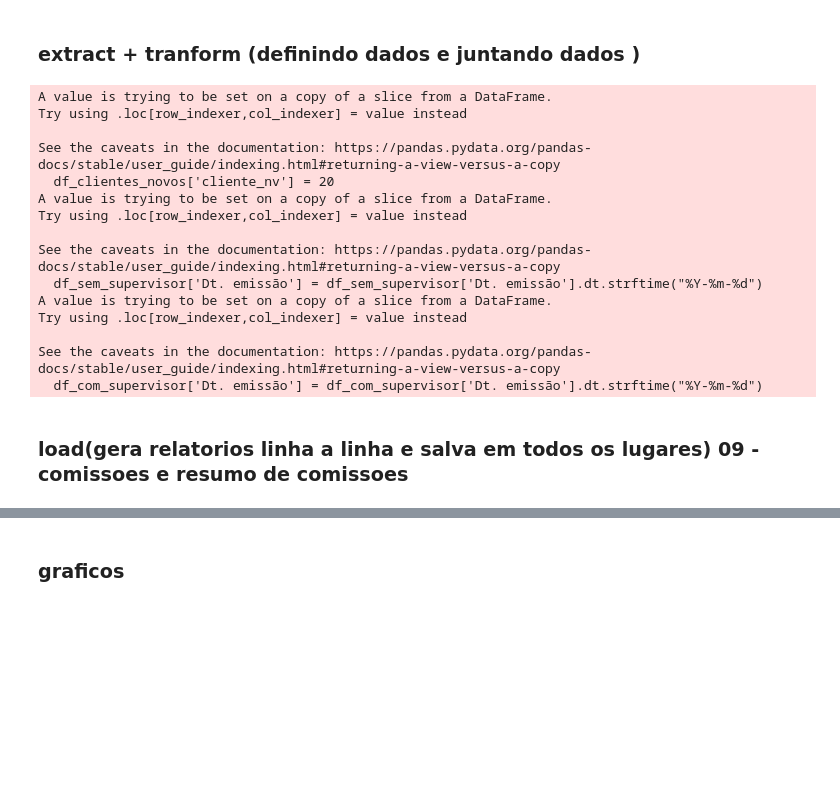
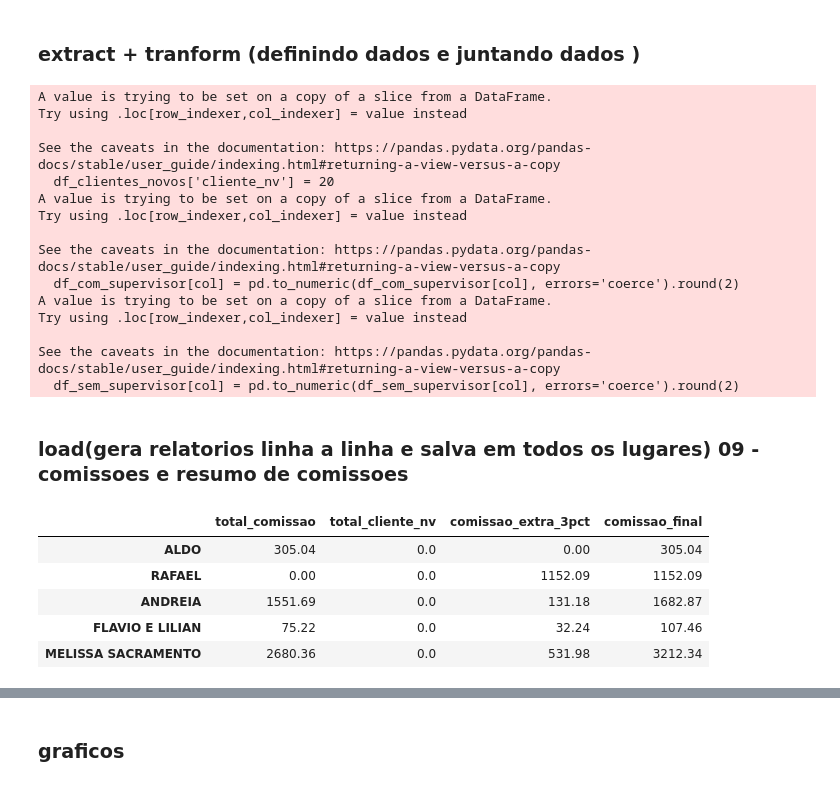
Before and after one commit to kauebdev/Relatorios_faturamento_Masquerade, a Jupyter notebook: Notebooks/main.ipynb, the cells around one changed output, grey strips where cells are left out. Drawn from its saved outputs; the diff is of its cells as text; code cells hidden in the pictures; blank space fills up the shorter version.

```diff
--- a/Notebooks/main.ipynb
+++ b/Notebooks/main.ipynb
@@ -434,7 +375,7 @@ df_comission_raw['Nm supervisor'] = df_comission_raw['Nm supervisor'].replace(['
 
 # -- 13 - Ordenando para gerar linha linha excel
 df_detalhes = df_comission_raw.sort_values(by=['Nm supervisor', 'Nm Vendedor', 'Dt. emissão'])
-
+df_detalhes['comissao'] = df_detalhes['comissao'].round(2)
 #-- 14 - define os subtotais por vendedor
 subtotal_vendedor = df_comission_raw.groupby(['Nm supervisor', 'Nm Vendedor']).agg(
     total_venda=('Vl venda', 'sum'),
@@ -444,29 +385,50 @@ subtotal_vendedor = df_comission_raw.groupby(['Nm supervisor', 'Nm Vendedor']).a
     total_total=('total', 'sum')
 ).reset_index()
 
+# arredonda tudo para 2 casas
+subtotal_vendedor[['total_venda', 'total_faturado', 'total_comissao', 'total_cliente_nv', 'total_total']] = \
+    subtotal_vendedor[['total_venda', 'total_faturado', 'total_comissao', 'total_cliente_nv', 'total_total']].round(2)
+
 # -- 15 - ve se o supervisor tambem e vendedor para na hora de gara os 3% do supervisor nao incluir se ele for eh_vendedor tiver true
-df_comission_raw['eh_vendedor'] = df_comission_raw['Nm supervisor'] == df_comission_raw['Nm Vendedor']
 
-# -- 16 - define os Totais por supervisor (sem representante tambem vai estar aqui)
-totais_supervisor = df_comission_raw.groupby('Nm supervisor').agg(
-    total_comissao=('comissao', 'sum'),
-    total_cliente_nv=('cliente_nv', 'sum')
-)
+# -- 16 - Cria base com todos os supervisores únicos
+todos_supervisores = df_comission_raw['Nm supervisor'].dropna().unique()
+todos_supervisores = todos_supervisores[todos_supervisores != 'SEM SUPERVISOR']
+resumo_supervisor = pd.DataFrame(index=todos_supervisores)
 
-# -- 17 - definindo o valor faturado para calculo dos 3%e os 3% ja nomeando para usar como coluna
-faturamento_subordinados = df_comission_raw[df_comission_raw['eh_vendedor'] == False] \
-                                        .groupby('Nm supervisor')['Vl Total Nota'].sum()
+# -- 16.1 - Extrai subtotais de supervisores que também atuaram como vendedores
+totais_supervisor = subtotal_vendedor[
+    subtotal_vendedor['Nm supervisor'] == subtotal_vendedor['Nm Vendedor']
+][['Nm supervisor', 'total_comissao', 'total_cliente_nv']].set_index('Nm supervisor')
 
+# Junta os totais no resumo (pode ter NaN depois)
+resumo_supervisor = resumo_supervisor.join(totais_supervisor, how='left')
+
+# -- 17 - Define o faturamento dos subordinados para cálculo dos 3%
+faturamento_subordinados = df_comission_raw[
+    # Regra 1: vendedor diferente do supervisor
+    (df_comission_raw['Nm supervisor'] != df_comission_raw['Nm Vendedor']) |
+    # Regra 2: exceção — FLAVIO E LILIAN pegam tudo
+    (df_comission_raw['Nm Vendedor'] == 'FLAVIO E LILIAN')
+].groupby('Nm supervisor')['Vl Total Nota'].sum().rename("faturamento_subordinados")
+
+# Calcula os 3%
 comissao_extra = faturamento_subordinados * 0.03
 comissao_extra.name = 'comissao_extra_3pct'
 
-# -- 18 - cria o resumo final dos supervisores
-resumo_supervisor = totais_supervisor.join(comissao_extra, how='left').fillna(0)
+# Junta no resumo
+resumo_supervisor = resumo_supervisor.join(comissao_extra, how='left')
+
+
+# -- 18 - Finaliza o resumo preenchendo nulos e somando
+resumo_supervisor = resumo_supervisor.fillna(0)
+
 resumo_supervisor['comissao_final'] = (
     resumo_supervisor['total_comissao'] +
-    resumo_supervisor['total_cliente_nv'] +
     resumo_supervisor['comissao_extra_3pct']
 )
+colunas_resumo = ['total_comissao', 'comissao_extra_3pct', 'comissao_final']
+resumo_supervisor[colunas_resumo] = resumo_supervisor[colunas_resumo].round(2)
 
 # -- GAMBIARRA - PEGA O PIX E FAVORECIdo
 df_detalhes = df_detalhes.merge(vendedores_pix[['Nm Vendedor','FAVORECIDO','CHAVE']],
@@ -482,8 +444,12 @@ df_sem_supervisor = df_detalhes[
 ]
 
 # -- 20 - tranforma adta em string para evitar complicações na hora de gerar o relatorio
-df_sem_supervisor['Dt. emissão'] = df_sem_supervisor['Dt. emissão'].dt.strftime("%Y-%m-%d")
-df_com_supervisor['Dt. emissão'] = df_com_supervisor['Dt. emissão'].dt.strftime("%Y-%m-%d")
+
+
+colunas_monetarias = ['Vl venda', 'Vl Total Nota', 'comissao', 'cliente_nv', 'total']
+for col in colunas_monetarias:
+    df_com_supervisor[col] = pd.to_numeric(df_com_supervisor[col], errors='coerce').round(2)
+    df_sem_supervisor[col] = pd.to_numeric(df_sem_supervisor[col], errors='coerce').round(2)
 # %% [output]
 A value is trying to be set on a copy of a slice from a DataFrame.
 Try using .loc[row_indexer,col_indexer] = value instead
@@ -494,12 +460,12 @@ A value is trying to be set on a copy of a slice from a DataFrame.
 Try using .loc[row_indexer,col_indexer] = value instead
 
 See the caveats in the documentation: https://pandas.pydata.org/pandas-docs/stable/user_guide/indexing.html#returning-a-view-versus-a-copy
-  df_sem_supervisor['Dt. emissão'] = df_sem_supervisor['Dt. emissão'].dt.strftime("%Y-%m-%d")
+  df_com_supervisor[col] = pd.to_numeric(df_com_supervisor[col], errors='coerce').round(2)
 A value is trying to be set on a copy of a slice from a DataFrame.
 Try using .loc[row_indexer,col_indexer] = value instead
 
 See the caveats in the documentation: https://pandas.pydata.org/pandas-docs/stable/user_guide/indexing.html#returning-a-view-versus-a-copy
-  df_com_supervisor['Dt. emissão'] = df_com_supervisor['Dt. emissão'].dt.strftime("%Y-%m-%d")
+  df_sem_supervisor[col] = pd.to_numeric(df_sem_supervisor[col], errors='coerce').round(2)
 # %% [markdown]
 ### load(gera relatorios linha a linha e salva em todos os lugares) 09 - comissoes e resumo de comissoes
 # %%
@@ -635,4 +608,13 @@ for vendedor in df_sem_supervisor['Nm Vendedor'].unique():
 
 # Fecha corretamente o arquivo
 workbook.close()
+# %%
+resumo_supervisor
+# %% [output]
+|  | total_comissao | total_cliente_nv | comissao_extra_3pct | comissao_final |
+| ALDO | 305.04 | 0.0 | 0.00 | 305.04 |
+| RAFAEL | 0.00 | 0.0 | 1152.09 | 1152.09 |
+| ANDREIA | 1551.69 | 0.0 | 131.18 | 1682.87 |
+| FLAVIO E LILIAN | 75.22 | 0.0 | 32.24 | 107.46 |
+| MELISSA SACRAMENTO | 2680.36 | 0.0 | 531.98 | 3212.34 |
 # %%
```
Also changed, not shown: parts of 7 cells of this notebook, 5 other files.
